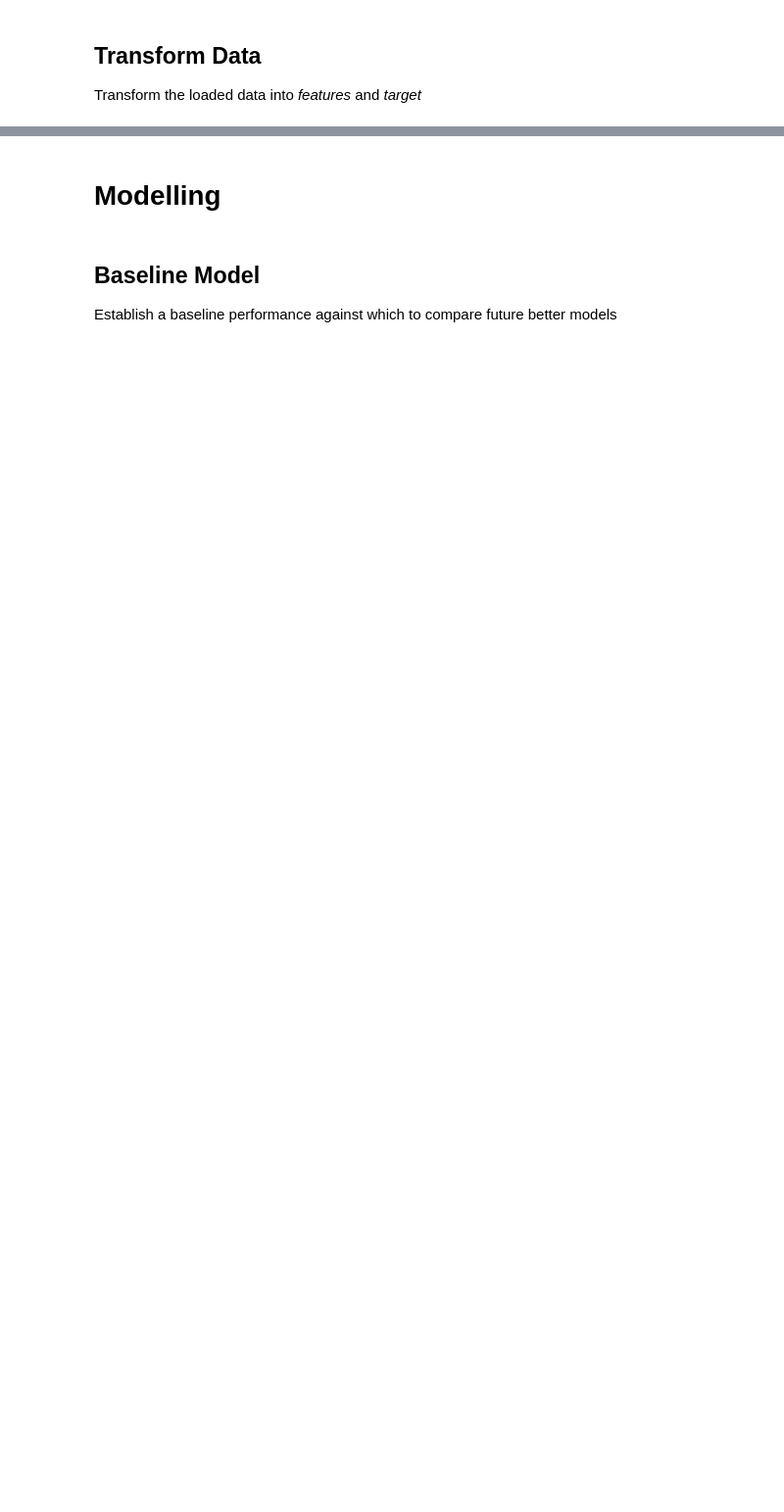
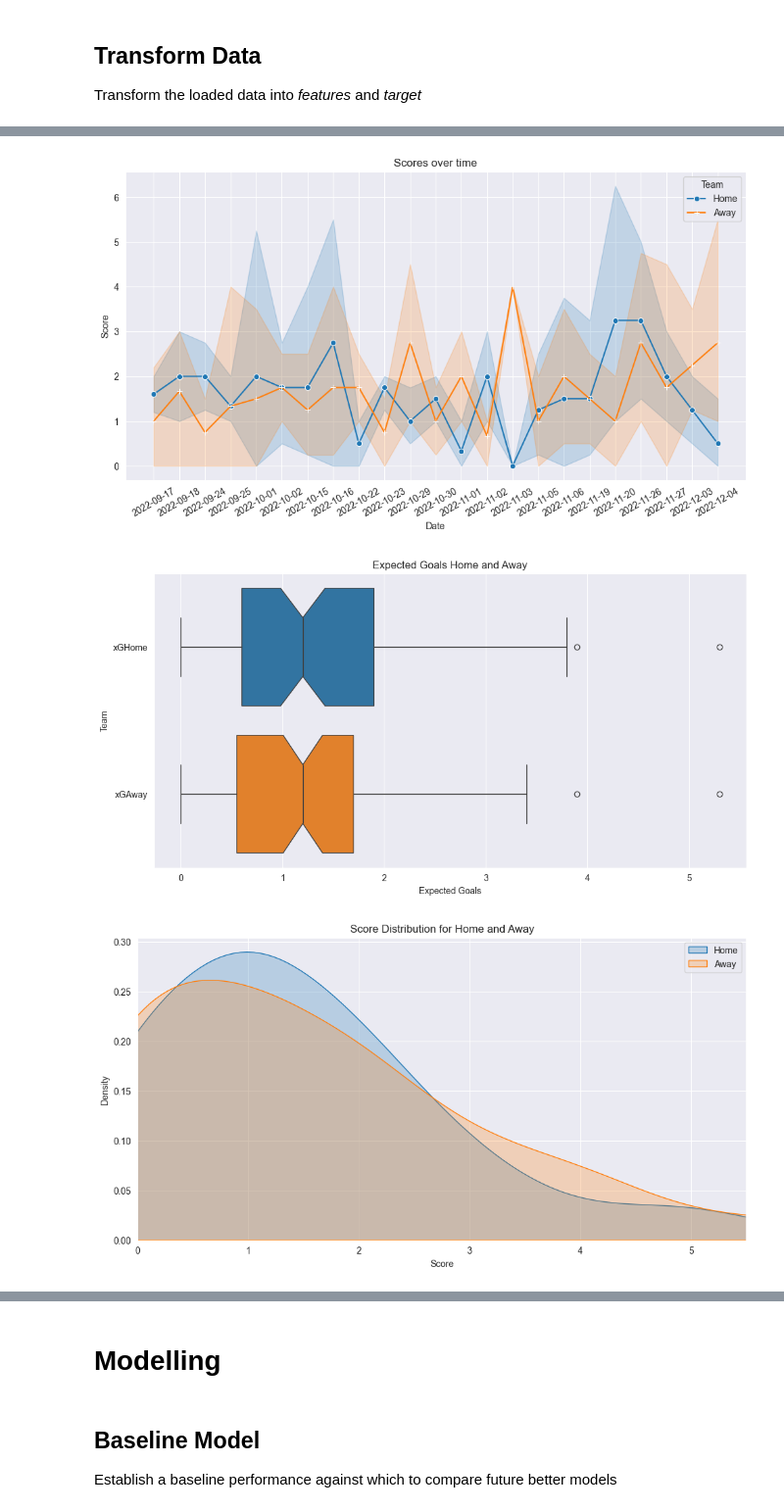
Before and after one commit to lagom-QB/Data-Engineering, a Jupyter notebook: DataPipelining.ipynb, the cells around one changed output, grey strips where cells are left out. Shown at 98% size. Cells and saved outputs as stored; diff of their text form; code cells hidden in the pictures; blank space fills up the shorter version.

```diff
--- a/DataPipelining.ipynb
+++ b/DataPipelining.ipynb
@@ -114,0 +215,42 @@ array(['Alavés', 'Alhama', 'Athletic Club', 'Atlético Madrid',
+# %%
+# LinePlot of Scores over time in seaborn
+plt.figure(figsize=(12,6))
+
+sns.lineplot(markers=True, marker='o', x='Date', y='ScoreHome', data=data, label='Home')
+sns.lineplot(markers=True, marker='+', x='Date', y='ScoreAway', data=data, label='Away')
+
+plt.xticks(rotation=30)
+plt.title('Scores over time')
+plt.xlabel('Date')
+plt.ylabel('Score')
+plt.legend(title='Team')
+
+plt.show()
+
+# Boxplot of Expected Goals Home and Away wo show the distribution of the data
+plt.figure(figsize=(12,6))
+
+sns.boxplot(data=data[['xGHome', 'xGAway']], notch=True, orient='h')
+
+plt.title('Expected Goals Home and Away')
+plt.xlabel('Expected Goals')
+plt.ylabel('Team')
+
+plt.show()
+# ------------------------------------------------- Same as above but with the kdeplot
+plt.figure(figsize=(12,6))
+
+sns.kdeplot(x=data['ScoreHome'], shade=True)
+sns.kdeplot(x=data['ScoreAway'], shade=True)
+
+plt.title('Score Distribution for Home and Away')
+plt.xlabel('Score')
+plt.ylabel('Density')
+plt.legend(['Home', 'Away'])
+plt.xlim(0, 5.5)
+
+plt.show()
+# %% [output]
+[figure, added]
+[figure, added]
+[figure, added]
```
Also changed, not shown: parts of 16 cells of this notebook.
